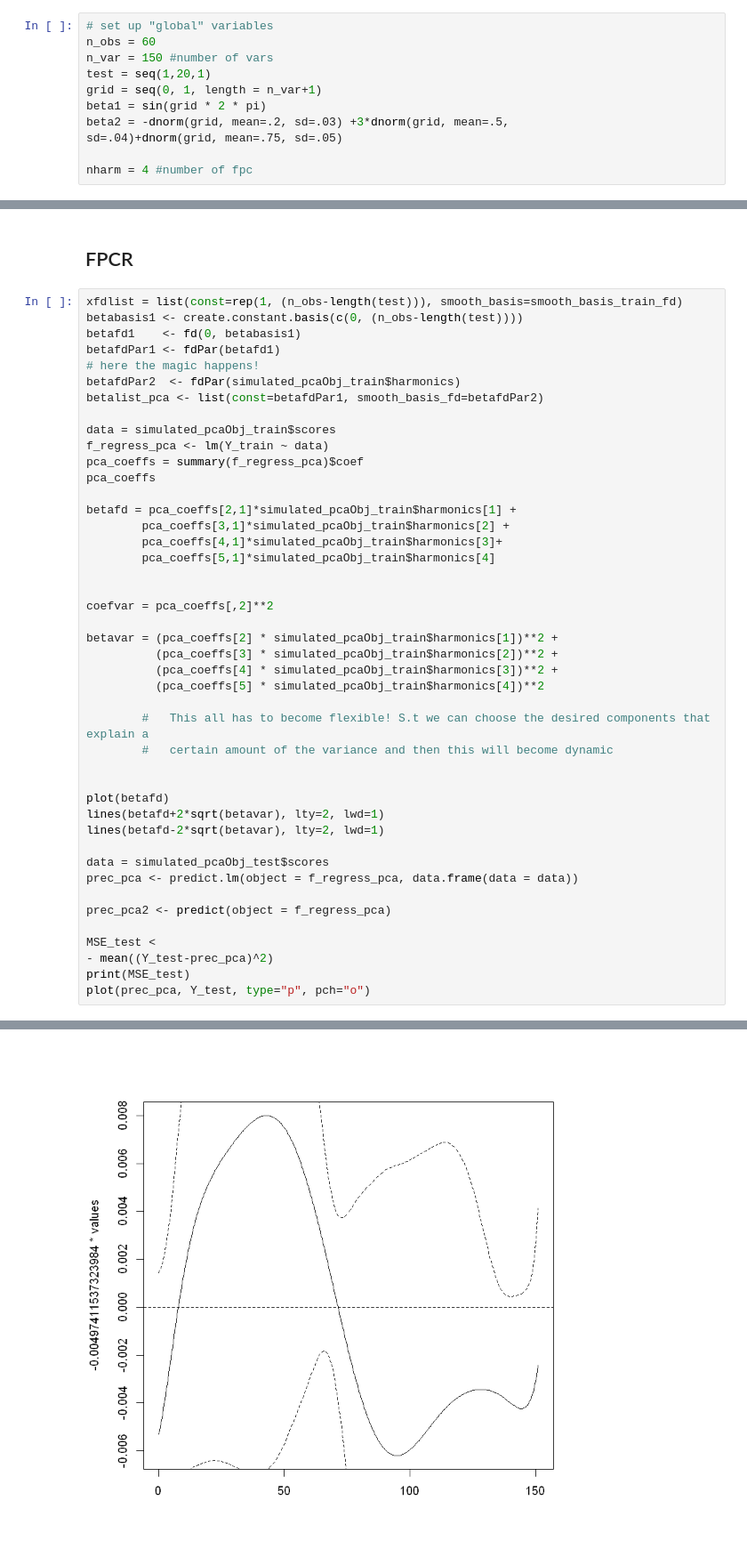
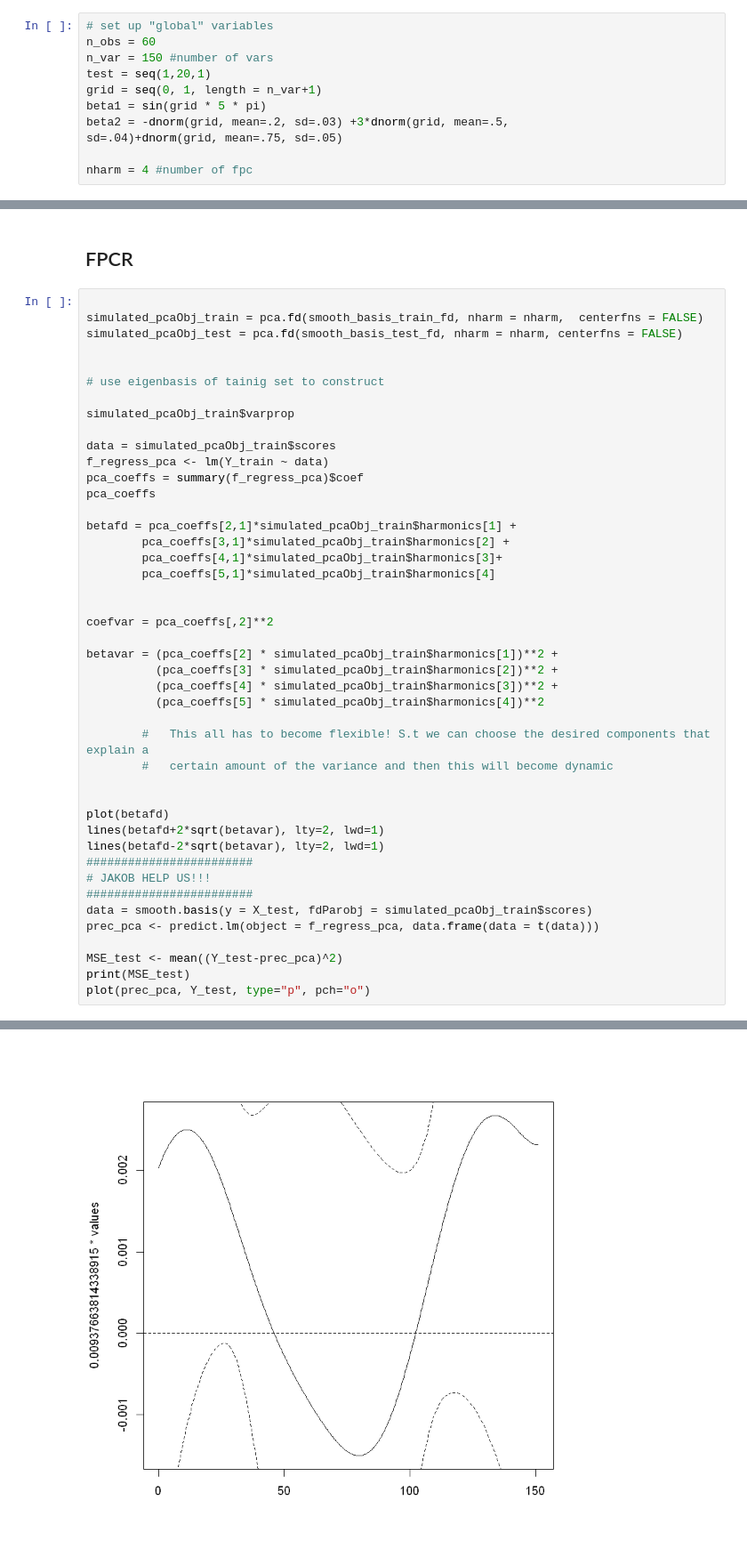
Before and after one commit to JakobJuergens/Basis_Choice_FLR, a Jupyter notebook: Code/simulation_study_approach.ipynb, the cells around one changed output, grey strips where cells are left out. Shown at 89% size. Saved outputs shown, nothing was run; the diff lists cells and outputs as text.

Commit message:
Update (stderr) Task Jakob fix prediction

```diff
--- a/Code/simulation_study_approach.ipynb
+++ b/Code/simulation_study_approach.ipynb
@@ -15,7 +16,7 @@ n_obs = 60
 n_var = 150 #number of vars
 test = seq(1,20,1)
 grid = seq(0, 1, length = n_var+1)
-beta1 = sin(grid * 2 * pi)
+beta1 = sin(grid * 5 * pi)
 beta2 = -dnorm(grid, mean=.2, sd=.03) +3*dnorm(grid, mean=.5,
 sd=.04)+dnorm(grid, mean=.75, sd=.05)
 
@@ -165,13 +149,14 @@ In my opinion the problem is that f_regress does not contain betastderrlist whic
 # %% [markdown]
 ## FPCR
 # %%
-xfdlist = list(const=rep(1, (n_obs-length(test))), smooth_basis=smooth_basis_train_fd)
-betabasis1 <- create.constant.basis(c(0, (n_obs-length(test))))
-betafd1    <- fd(0, betabasis1)
-betafdPar1 <- fdPar(betafd1)
-# here the magic happens!
-betafdPar2  <- fdPar(simulated_pcaObj_train$harmonics)
-betalist_pca <- list(const=betafdPar1, smooth_basis_fd=betafdPar2)
+
+simulated_pcaObj_train = pca.fd(smooth_basis_train_fd, nharm = nharm,  centerfns = FALSE)
+simulated_pcaObj_test = pca.fd(smooth_basis_test_fd, nharm = nharm, centerfns = FALSE)
+
+
+# use eigenbasis of tainig set to construct
+
+simulated_pcaObj_train$varprop
 
 data = simulated_pcaObj_train$scores
 f_regress_pca <- lm(Y_train ~ data)
@@ -198,14 +183,13 @@ betavar = (pca_coeffs[2] * simulated_pcaObj_train$harmonics[1])**2 +
 plot(betafd)
 lines(betafd+2*sqrt(betavar), lty=2, lwd=1)
 lines(betafd-2*sqrt(betavar), lty=2, lwd=1)
+########################
+# JAKOB HELP US!!!
+########################
+data = smooth.basis(y = X_test, fdParobj = simulated_pcaObj_train$scores)
+prec_pca <- predict.lm(object = f_regress_pca, data.frame(data = t(data)))
 
-data = simulated_pcaObj_test$scores
-prec_pca <- predict.lm(object = f_regress_pca, data.frame(data = data))
-
-prec_pca2 <- predict(object = f_regress_pca)
-
-MSE_test <
-- mean((Y_test-prec_pca)^2)
+MSE_test <- mean((Y_test-prec_pca)^2)
 print(MSE_test)
 plot(prec_pca, Y_test, type="p", pch="o")
 # %% [output]
@@ -220 +205 @@ plot(prec_pca, Y_test, type="p", pch="o")
-[figure, old version]
+[figure, new version]
```
Also changed, not shown: parts of 15 cells of this notebook.
